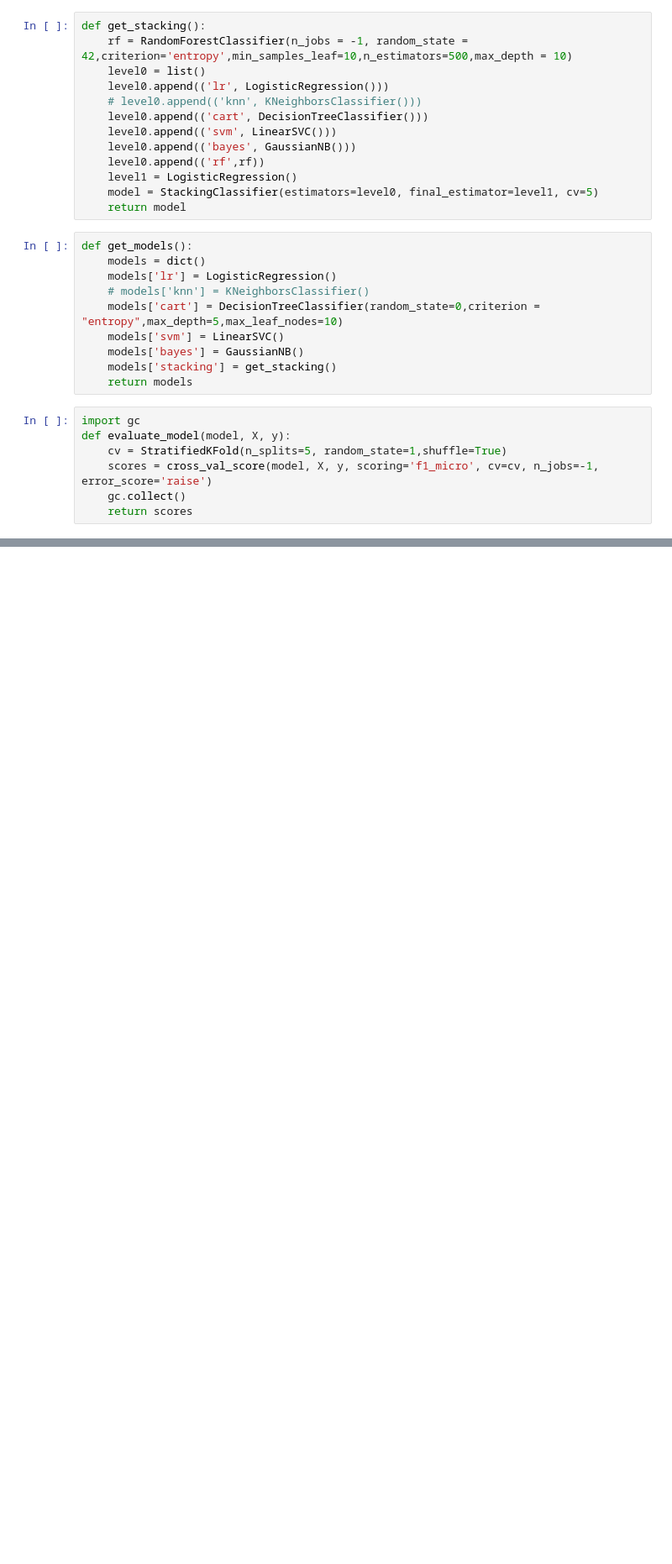
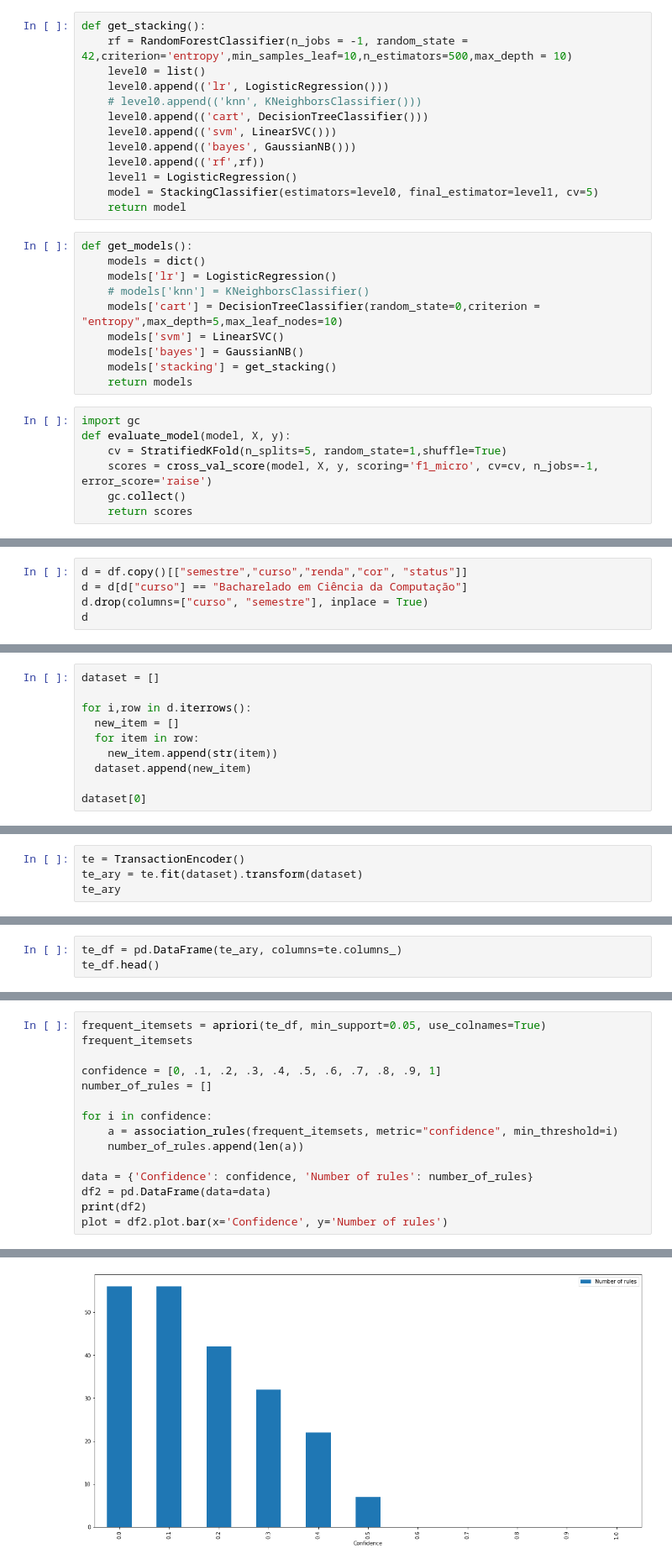
Before and after one commit to znehAC/mineracao_dados, a Jupyter notebook: main3.ipynb, the cells around one changed output, grey strips where cells are left out. Shown: that part at 84% size. Drawn from its saved outputs; the diff is of its cells as text; blank space fills up the shorter version.

```diff
--- a/main3.ipynb
+++ b/main3.ipynb
@@ -853,0 +710,5 @@ pyplot.show()
+# %%
+d = df.copy()[["semestre","curso","renda","cor", "status"]]
+d = d[d["curso"] == "Bacharelado em Ciência da Computação"]
+d.drop(columns=["curso", "semestre"], inplace = True)
+d
@@ -853,0 +729,10 @@ pyplot.show()
+# %%
+dataset = []
+
+for i,row in d.iterrows():
+  new_item = []
+  for item in row:
+    new_item.append(str(item))
+  dataset.append(new_item)
+
+dataset[0]
@@ -853,0 +741,4 @@ pyplot.show()
+# %%
+te = TransactionEncoder()
+te_ary = te.fit(dataset).transform(dataset)
+te_ary
@@ -853,0 +758,3 @@ pyplot.show()
+# %%
+te_df = pd.DataFrame(te_ary, columns=te.columns_)
+te_df.head()
@@ -853,0 +769,16 @@ pyplot.show()
+# %%
+frequent_itemsets = apriori(te_df, min_support=0.05, use_colnames=True)
+frequent_itemsets
+
+confidence = [0, .1, .2, .3, .4, .5, .6, .7, .8, .9, 1]
+number_of_rules = []
+
+for i in confidence:
+    a = association_rules(frequent_itemsets, metric="confidence", min_threshold=i)
+    number_of_rules.append(len(a))
+
+data = {'Confidence': confidence, 'Number of rules': number_of_rules}
+df2 = pd.DataFrame(data=data)
+print(df2)
+plot = df2.plot.bar(x='Confidence', y='Number of rules')
+# %% [output]
@@ -853,0 +797 @@ pyplot.show()
+[figure, added]
```
Also changed, not shown: parts of 38 cells of this notebook, 1 other file.
